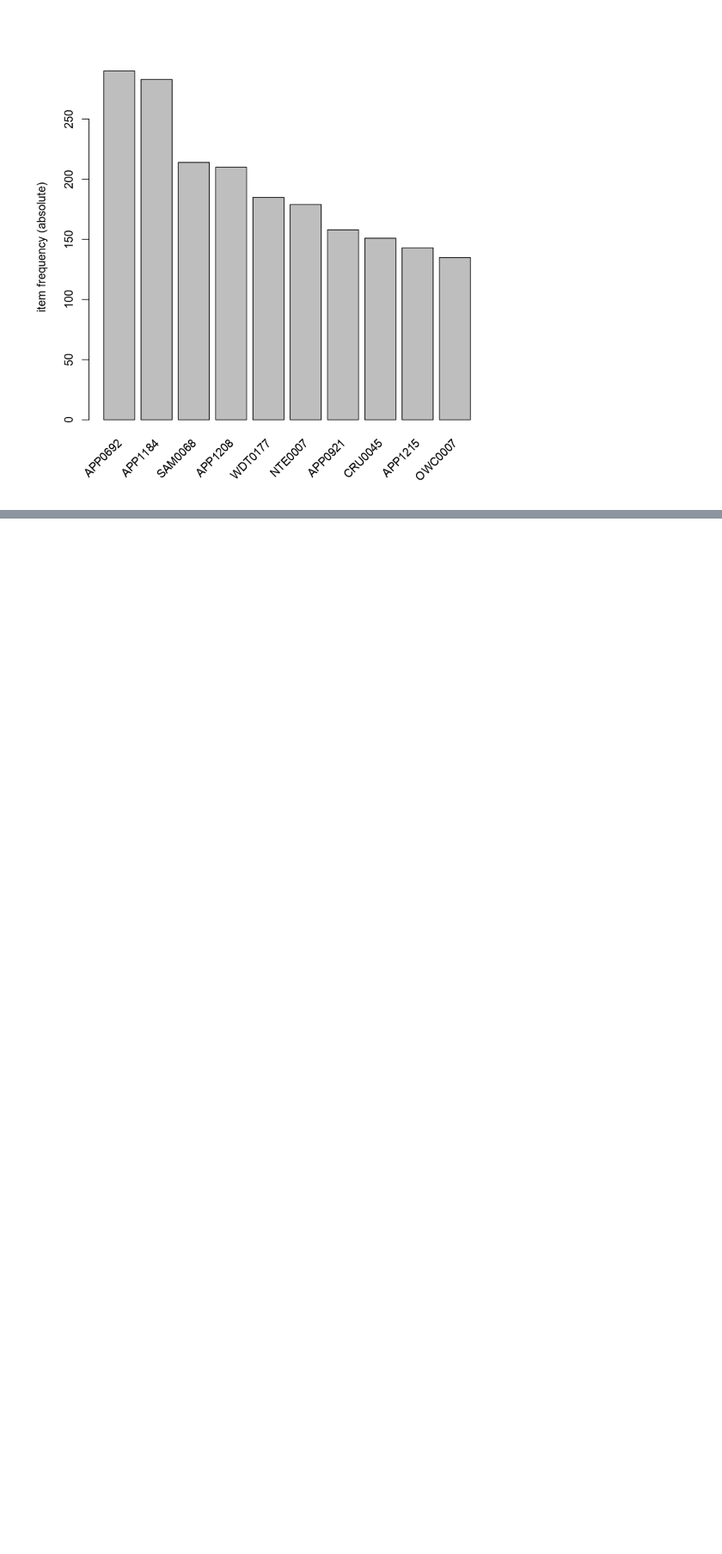
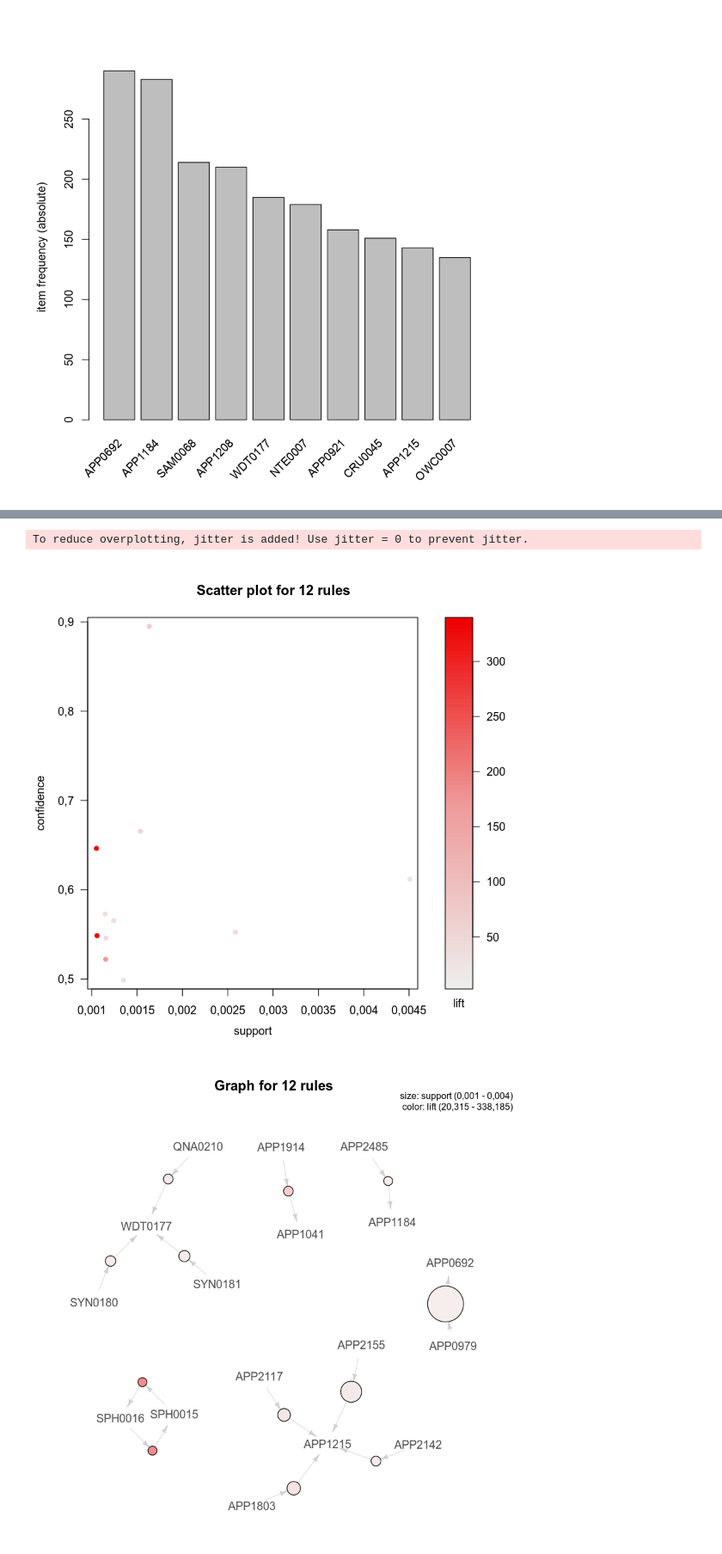
Before and after one commit to TuomoKareoja/product-associations-discovery, a Jupyter notebook: notebooks/exploratory/apriori_exploration.ipynb, the cells around one changed output, grey strips where cells are left out. Shown: that part at 86% size. Saved outputs shown, nothing was run; the diff lists cells and outputs as text; code cells hidden in the pictures; blank space fills up the shorter version.

```diff
--- a/notebooks/exploratory/apriori_exploration.ipynb
+++ b/notebooks/exploratory/apriori_exploration.ipynb
@@ -59,10 +88,0 @@ arules::image(sample(data_trans, 10000))
-# %%
-# Even with very low support and confidence tresholds, very few suitable rules are found
-rules <- arules::apriori(data_trans, parameter=list(support=0.001, confidence=0.4, target='rules'))
-rules
-arules::coverage(rules)
-arules::DATAFRAME(rules)
-arules::inspect(rules)
-arules::interestMeasure(rules, measure="lift", transactions=data_trans)
-# The found rules are statisticaly signicant, even with very stringent criteria
-arules::is.significant(rules, data_trans, method='chisq', alpha=0.01, adjust='bonferroni')
@@ -145,0 +89,12 @@ heatmap(chi2[1:30, 1:30], scale="column")
+# %%
+# The support and confidence must be tuned wery low to see a meaningful number of rules
+rules <- arules::apriori(data_trans, parameter=list(support=0.001, confidence=0.5, target='rules'))
+rules
+
+# Removing redundant and non-significant rules
+rules <- rules[!arules::is.redundant(rules)]
+rules <- rules[arules::is.significant(rules, data_trans, method='chisq', alpha=0.001, adjust='bonferroni')]
+
+# We are only finding rules that map one item to another. More complex pattern are too rare.
+# This also means that there are no redundant rules
+arules::inspect(rules)
@@ -145,0 +133,9 @@ heatmap(chi2[1:30, 1:30], scale="column")
+# %%
+# Visualizing the rules
+plot(rules)
+plot(rules, method='graph')
+plot(rules, method='grouped matrix')
+# %% [output]
+To reduce overplotting, jitter is added! Use jitter = 0 to prevent jitter.
+[figure, added]
+[figure, added]
```
Also changed, not shown: parts of 13 cells of this notebook, 3 other files.
